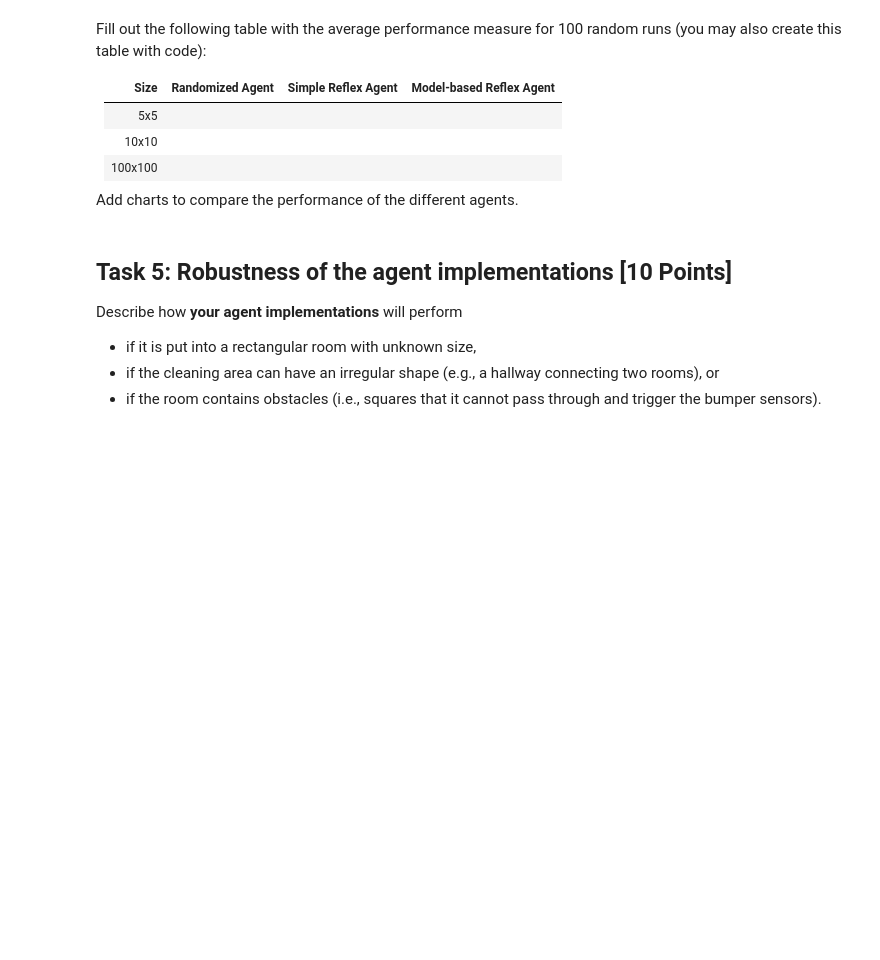
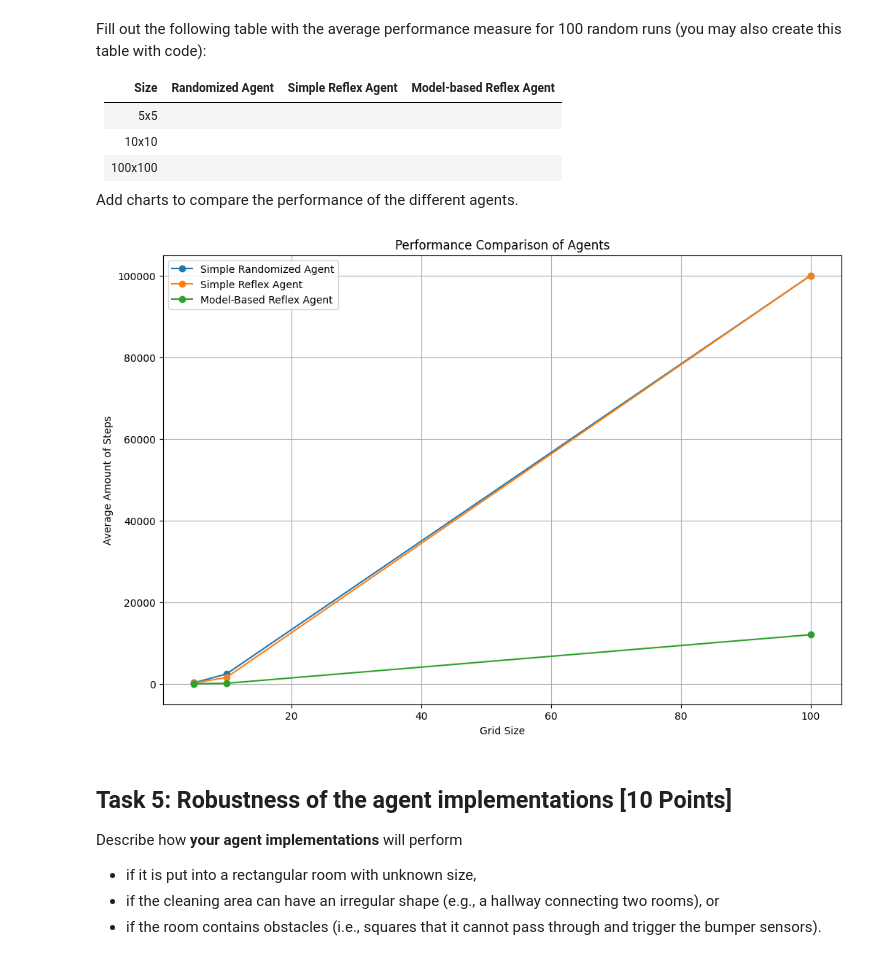
Before and after one commit to codlam26/CSE-352-HW, a Jupyter notebook: Agents/robot_vacuum.ipynb, the cells around one changed output. Drawn from its saved outputs; the diff is of its cells as text; code cells hidden in the pictures; blank space fills up the shorter version.

Commit message:
Finished the Model-Based Agent, and working on displaying the graph and the table and finishing the robust analysis

```diff
--- a/Agents/robot_vacuum.ipynb
+++ b/Agents/robot_vacuum.ipynb
@@ -274,3 +317,34 @@ $100 \times 100$. Use 100 random runs for each with 100000 max steps. Present th
+# %%
+# Your code goes here
+import matplotlib.pyplot as plt
+import pandas as pd
+
+grid_sizes = [5, 10, 100] # 5x5, 10x10, 100x100
+agents = { "Simple Randomized Agent" : simple_randomized_agent,
+          "Simple Reflex Agent": simple_reflex_agent,
+           "Model-Based Reflex Agent" :model_based_reflex_agent }
+
+# Run a simulation of 100 random runs, 100000 steps for a given agent
+def run_simulations(agent, grid_sizes, runs=100, max_steps=100000, model_based=False):
+  results = {}
+  for size in grid_sizes:
+    for _ in range(runs):
+      performance = simulation_environment(agent, n=size, max_steps=max_steps, verbose=False, model_based=model_based)
+    results[size] = performance
+  return results
+
+all_results = {}
+
+for agent_name, agent_func in agents.items():
+  model_based = ("Model-Based" in agent_name)
+  results = run_simulations(agent_func, grid_sizes, model_based=model_based)
+  all_results[agent_name] = results
+
+# for agent_name, results in all_results.items():
+#     df = pd.DataFrame({size: results[size] for size in grid_sizes})
+#     print(f"Performance for {agent_name}:")
+#     print(df.describe())
+#     print("\n")
 # %% [markdown]
 Fill out the following table with the average performance measure for 100 random runs (you may also create this table with code):
 
@@ -286,3 +358,19 @@ Add charts to compare the performance of the different agents.
+# %%
+# Your graphs and discussion of the results goes here
+plt.figure(figsize=(12, 8))
+
+for agent_name, results in all_results.items():
+    means = [np.mean(results[size]) for size in grid_sizes]
+    plt.plot(grid_sizes, means, marker='o', label=agent_name)
+
+plt.xlabel('Grid Size')
+plt.ylabel('Average Amount of Steps')
+plt.title('Performance Comparison of Agents')
+plt.legend()
+plt.grid(True)
+plt.show()
+# %% [output]
+[figure, added]
 # %% [markdown]
 ## Task 5: Robustness of the agent implementations [10 Points]
 
```
Also changed, not shown: parts of 8 cells of this notebook.
